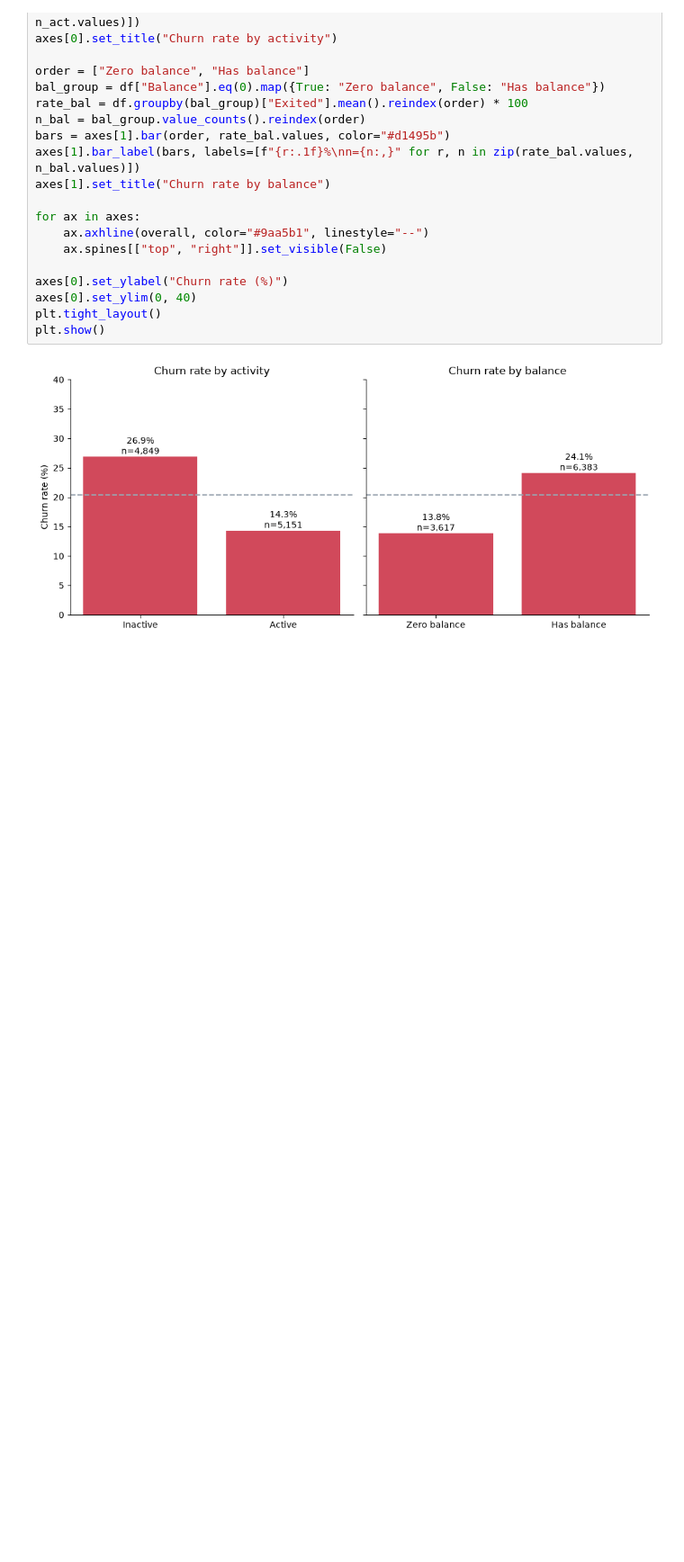
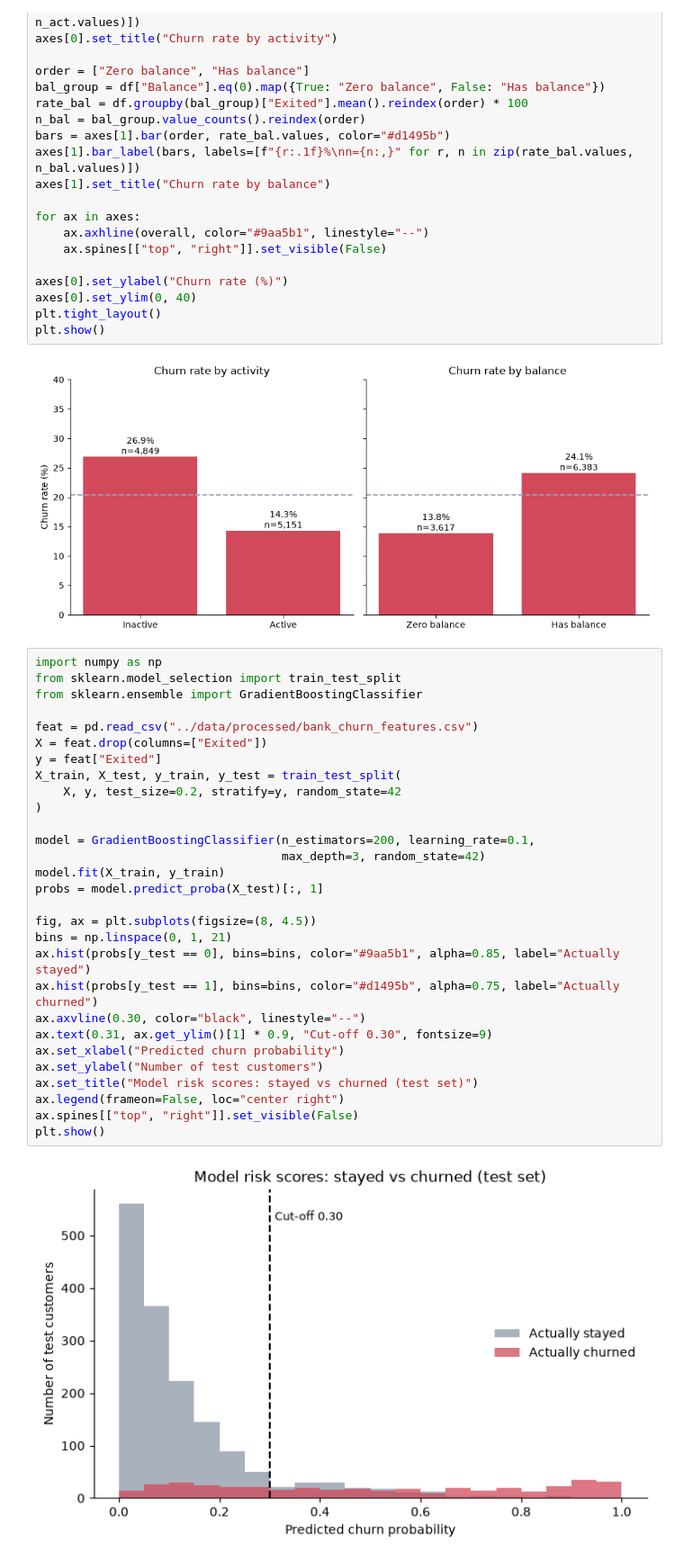
Before and after one commit to Kalpesh2409/bank-churn-risk-scoring, a Jupyter notebook: notebooks/07_eda.ipynb, the cells around one changed output. Shown at 90% size. Cells and saved outputs as stored; diff of their text form; blank space fills up the shorter version.

Commit message:
Add model risk-score distribution chart for stayed vs churned

```diff
--- a/notebooks/07_eda.ipynb
+++ b/notebooks/07_eda.ipynb
@@ -89,3 +89,34 @@ plt.tight_layout()
 plt.show()
 # %% [output]
 [figure]
+# %%
+import numpy as np
+from sklearn.model_selection import train_test_split
+from sklearn.ensemble import GradientBoostingClassifier
+
+feat = pd.read_csv("../data/processed/bank_churn_features.csv")
+X = feat.drop(columns=["Exited"])
+y = feat["Exited"]
+X_train, X_test, y_train, y_test = train_test_split(
+    X, y, test_size=0.2, stratify=y, random_state=42
+)
+
+model = GradientBoostingClassifier(n_estimators=200, learning_rate=0.1,
+                                   max_depth=3, random_state=42)
+model.fit(X_train, y_train)
+probs = model.predict_proba(X_test)[:, 1]
+
+fig, ax = plt.subplots(figsize=(8, 4.5))
+bins = np.linspace(0, 1, 21)
+ax.hist(probs[y_test == 0], bins=bins, color="#9aa5b1", alpha=0.85, label="Actually stayed")
+ax.hist(probs[y_test == 1], bins=bins, color="#d1495b", alpha=0.75, label="Actually churned")
+ax.axvline(0.30, color="black", linestyle="--")
+ax.text(0.31, ax.get_ylim()[1] * 0.9, "Cut-off 0.30", fontsize=9)
+ax.set_xlabel("Predicted churn probability")
+ax.set_ylabel("Number of test customers")
+ax.set_title("Model risk scores: stayed vs churned (test set)")
+ax.legend(frameon=False, loc="center right")
+ax.spines[["top", "right"]].set_visible(False)
+plt.show()
+# %% [output]
+[figure, added]
```
